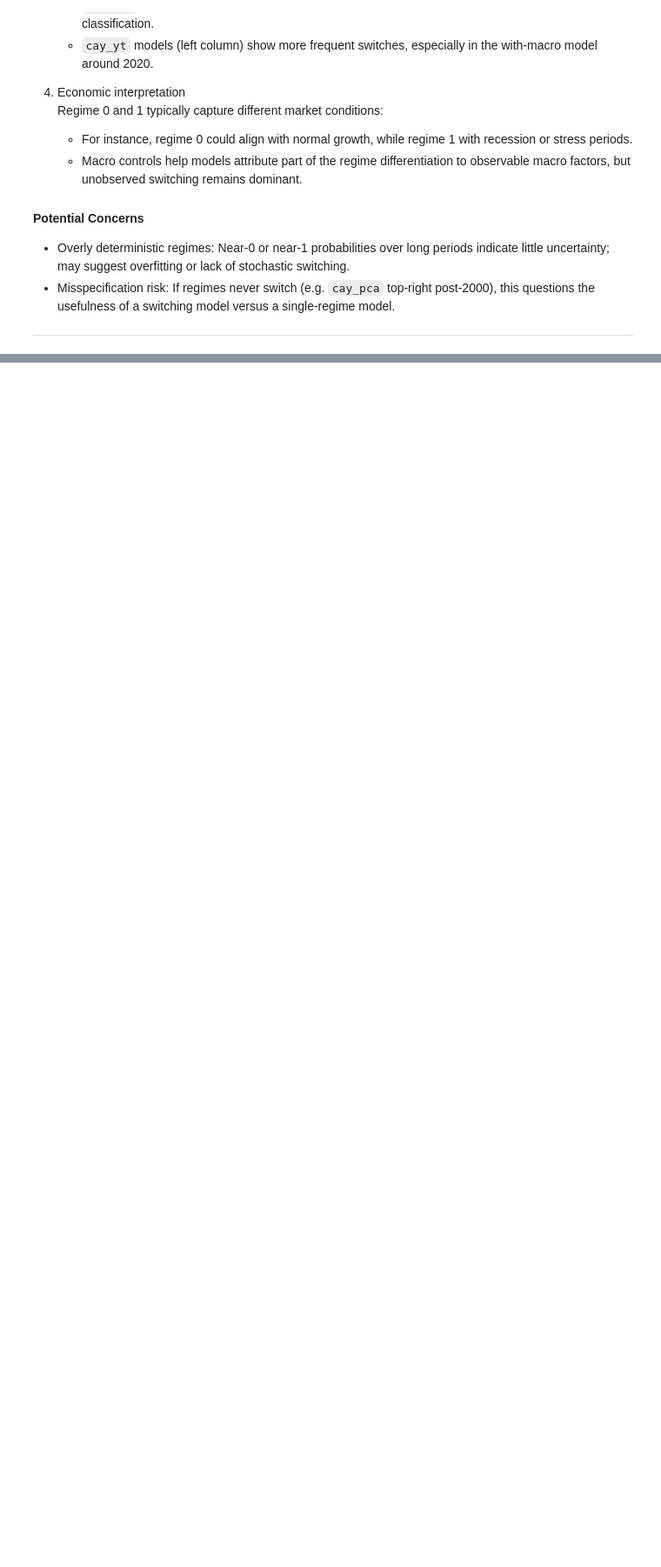
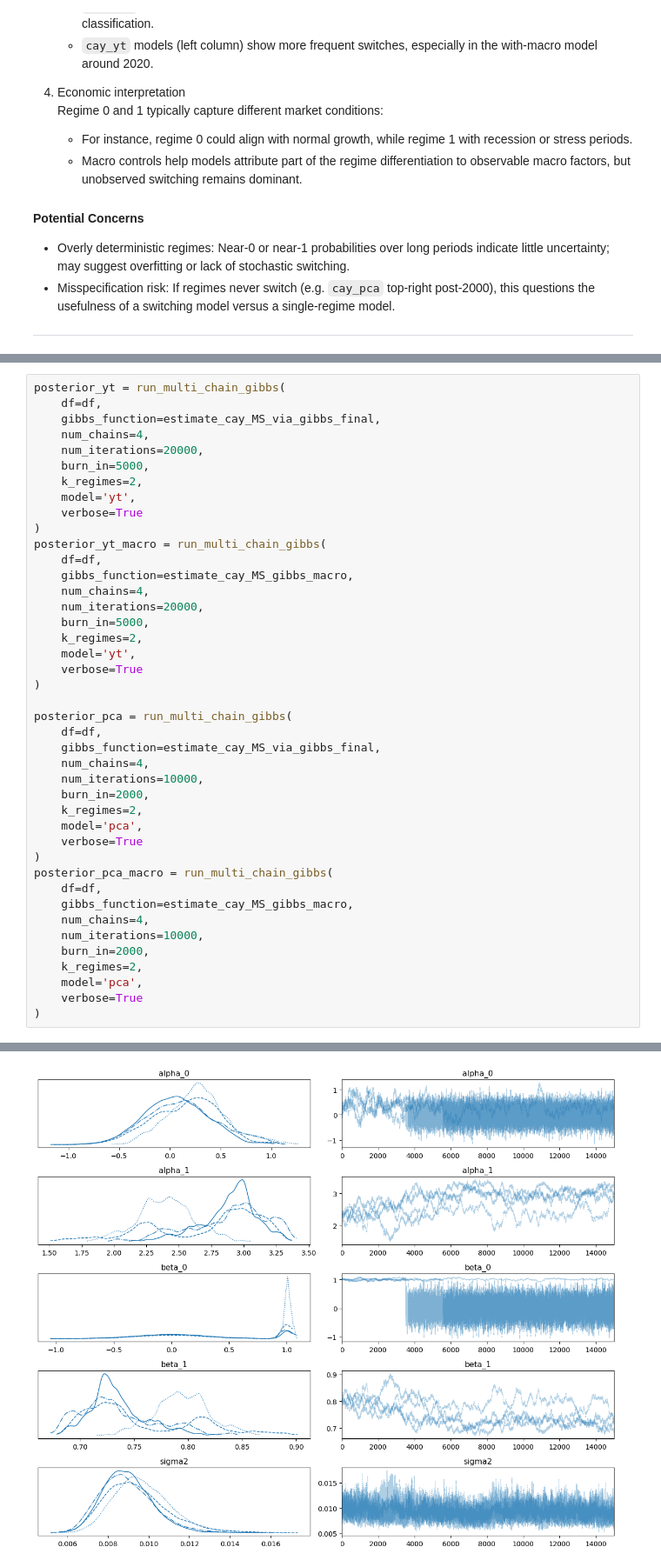
Before and after one commit to Stef-creator/cay-regime-switching, a Jupyter notebook: notebook.ipynb, the cells around one changed output, grey strips where cells are left out. Shown at 87% size. Saved outputs shown, nothing was run; the diff lists cells and outputs as text; blank space fills up the shorter version.

```diff
--- a/notebook_2.ipynb
+++ b/notebook.ipynb
@@ -1474,0 +752,43 @@ display(results.sort_values('Sharpe_ann', ascending=False))
+# %%
+posterior_yt = run_multi_chain_gibbs(
+    df=df,
+    gibbs_function=estimate_cay_MS_via_gibbs_final,
+    num_chains=4,
+    num_iterations=20000,
+    burn_in=5000,
+    k_regimes=2,
+    model='yt',
+    verbose=True
+)
+posterior_yt_macro = run_multi_chain_gibbs(
+    df=df,
+    gibbs_function=estimate_cay_MS_gibbs_macro,
+    num_chains=4,
+    num_iterations=20000,
+    burn_in=5000,
+    k_regimes=2,
+    model='yt',
+    verbose=True
+)
+
+posterior_pca = run_multi_chain_gibbs(
+    df=df,
+    gibbs_function=estimate_cay_MS_via_gibbs_final,
+    num_chains=4,
+    num_iterations=10000,
+    burn_in=2000,
+    k_regimes=2,
+    model='pca',
+    verbose=True
+)
+posterior_pca_macro = run_multi_chain_gibbs(
+    df=df,
+    gibbs_function=estimate_cay_MS_gibbs_macro,
+    num_chains=4,
+    num_iterations=10000,
+    burn_in=2000,
+    k_regimes=2,
+    model='pca',
+    verbose=True
+)
+# %% [output]
@@ -1474,0 +799 @@ display(results.sort_values('Sharpe_ann', ascending=False))
+[figure, added]
```
Also changed, not shown: parts of 63 cells of this notebook, 3 other files.
